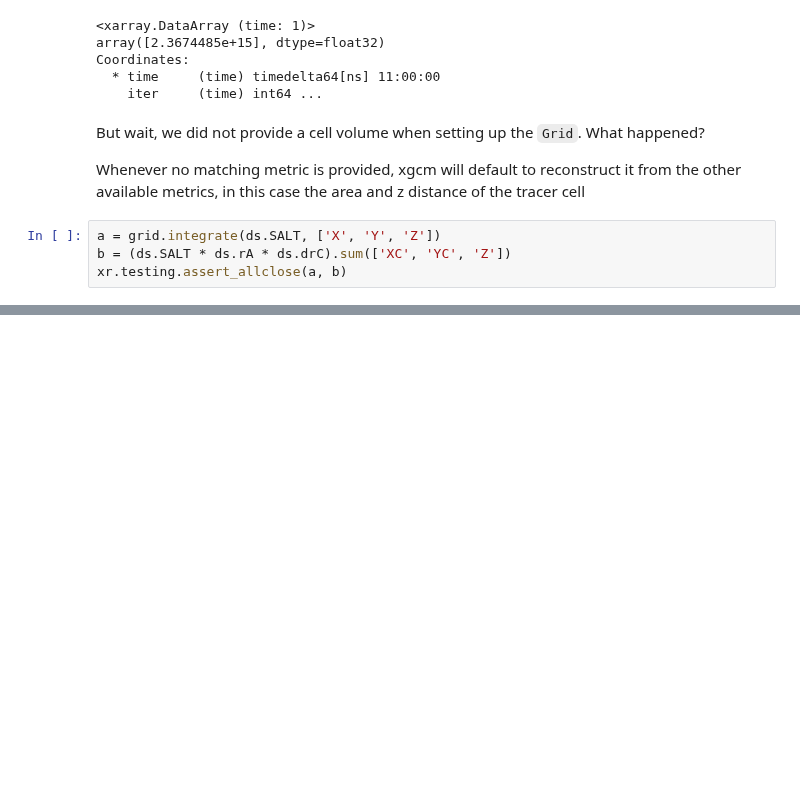
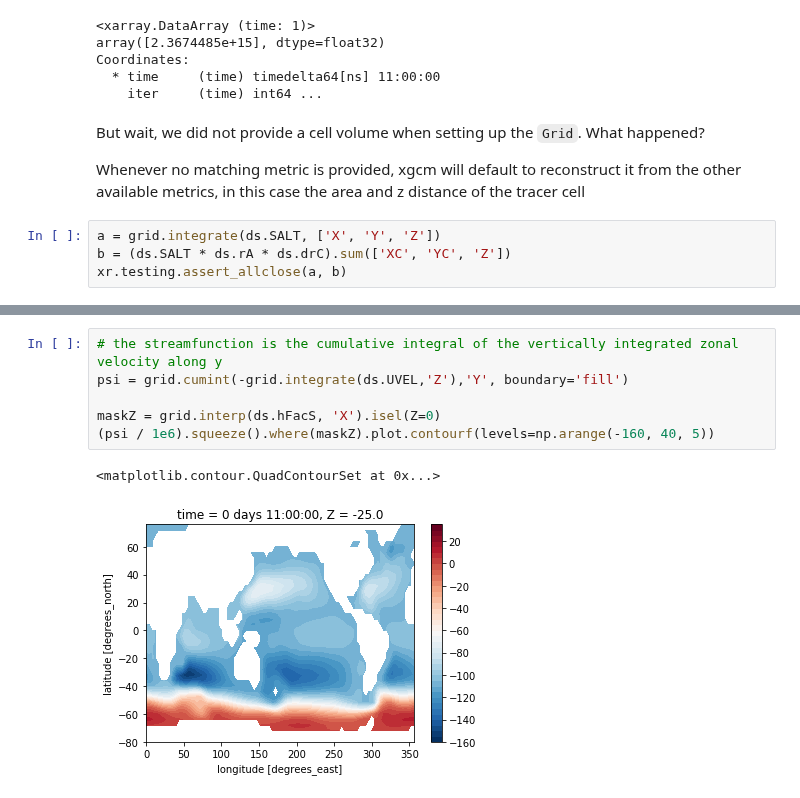
Before and after one commit to xgcm/xgcm, a Jupyter notebook: doc/grid_metrics.ipynb, the cells around one changed output, grey strips where cells are left out. Saved outputs shown, nothing was run; the diff lists cells and outputs as text; blank space fills up the shorter version.

```diff
--- a/doc/grid_metrics.ipynb
+++ b/doc/grid_metrics.ipynb
@@ -133,0 +157,9 @@ xr.testing.assert_allclose(a, b)
+# %%
+# the streamfunction is the cumulative integral of the vertically integrated zonal velocity along y
+psi = grid.cumint(-grid.integrate(ds.UVEL,'Z'),'Y', boundary='fill')
+
+maskZ = grid.interp(ds.hFacS, 'X').isel(Z=0)
+(psi / 1e6).squeeze().where(maskZ).plot.contourf(levels=np.arange(-160, 40, 5))
+# %% [output]
+<matplotlib.contour.QuadContourSet at 0x...>
+[figure, added]
```
Also changed, not shown: parts of 13 cells of this notebook, 4 other files.
